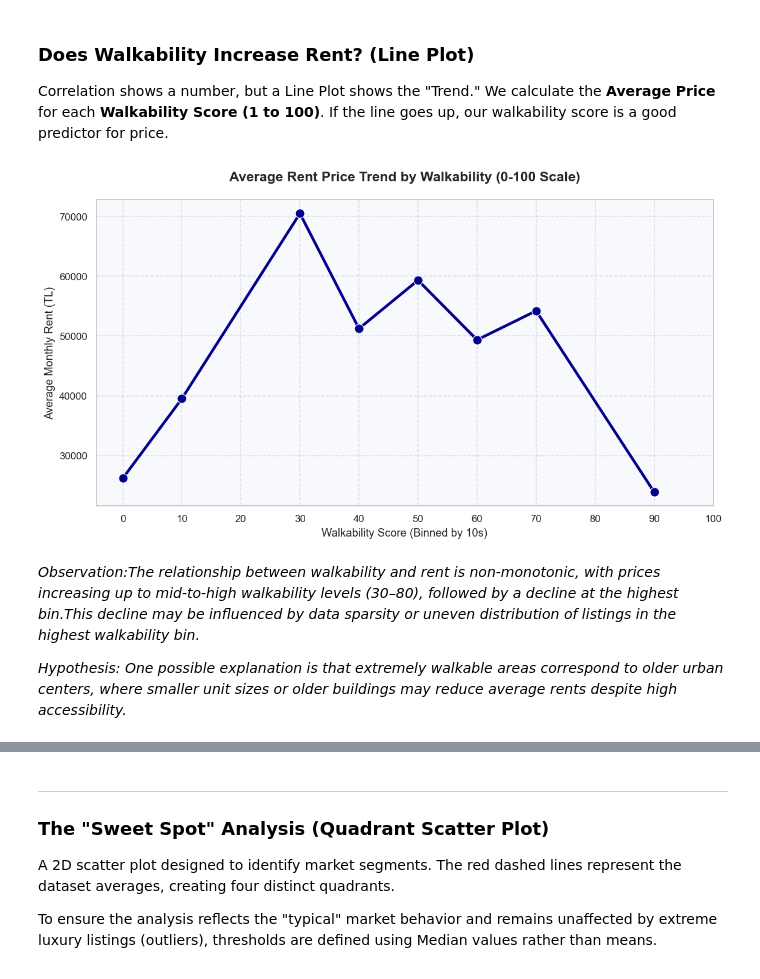
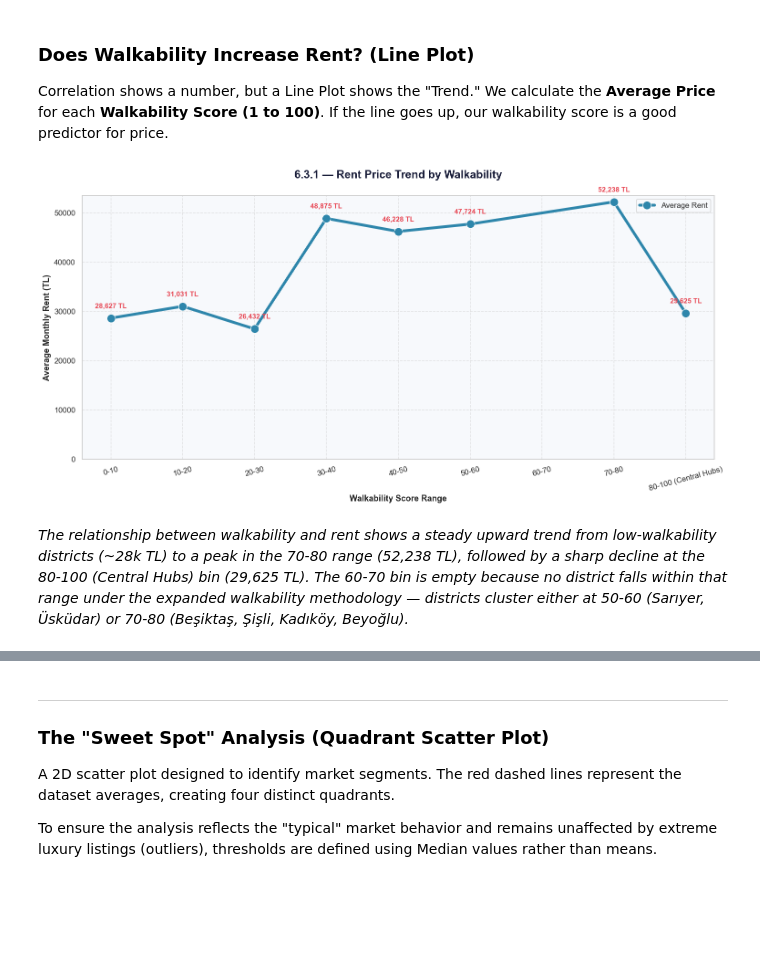
Before and after one commit to oykutugana/istanbul-rent-walkability-analysis, a Jupyter notebook: p1/p1_eda_<24018020>.ipynb, the cells around one changed output, grey strips where cells are left out. Drawn from its saved outputs; the diff is of its cells as text; code cells hidden in the pictures; blank space fills up the shorter version.

```diff
--- a/p1/p1_eda_<24018020>.ipynb
+++ b/p1/p1_eda_<24018020>.ipynb
@@ -755,17 +865,17 @@ axes = axes.flatten()
 
 for i, col in enumerate(numerical_cols):
     ax = axes[i]
-    sns.histplot(df[col], bins=40, kde=True, ax=ax, color='steelblue', edgecolor='white')
+    sns.histplot(df[col], bins=40, kde=True, ax=ax, color=C_PRIMARY, edgecolor='white')
 
     mean_val = df[col].mean()
     median_val = df[col].median()
     std_val = df[col].std()
     skew_val = df[col].skew()
 
-    ax.axvline(mean_val, color='red', linestyle='--', linewidth=1.5, label=f'Mean: {mean_val:,.1f}')
-    ax.axvline(median_val, color='orange', linestyle='-', linewidth=1.5, label=f'Median: {median_val:,.1f}')
+    ax.axvline(mean_val, color=C_SECONDARY, linestyle='--', linewidth=1.5, label=f'Mean: {mean_val:,.1f}')
+    ax.axvline(median_val, color=C_ACCENT, linestyle='-', linewidth=1.5, label=f'Median: {median_val:,.1f}')
 
-    ax.set_title(f'{col} — Skewness: {skew_val:.3f}', fontsize=13, fontweight='bold')
+    ax.set_title(f'{col} — Skewness: {skew_val:.3f}', fontsize=13, fontweight='bold', color=C_DARK)
     ax.set_xlabel(col, fontsize=11)
     ax.set_ylabel('Frequency', fontsize=11)
     ax.legend(fontsize=9)
@@ -773,12 +883,11 @@ for i, col in enumerate(numerical_cols):
     stats_text = f'Std: {std_val:,.1f}'
     ax.text(0.97, 0.95, stats_text, transform=ax.transAxes,
             fontsize=9, va='top', ha='right',
-            bbox=dict(boxstyle='round,pad=0.3', facecolor='lightyellow', alpha=0.8))
+            bbox=dict(boxstyle='round,pad=0.3', facecolor=C_LIGHT, alpha=0.8))
 
-# Bos alt grafigi gizle
 axes[-1].set_visible(False)
 
-plt.suptitle('5.1 — Numerical Features: Distribution & Skewness', fontsize=16, fontweight='bold', y=1.01)
+plt.suptitle('5.1 — Numerical Features: Distribution & Skewness', fontsize=16, fontweight='bold', color=C_DARK, y=1.01)
 plt.tight_layout()
 plt.savefig('p1_plots/5_1_numerical_distributions.png', dpi=150, bbox_inches='tight')
 print("Plot saved: p1_plots/5_1_numerical_distributions.png")
@@ -1164,32 +1284,51 @@ If the line goes up, our walkability score is a good predictor for price.
 # %%
 df = pd.read_csv('../data/istanbul_emlak_final.csv')
 
-#Skoru 10'luk gruplara ayiralim (0-10, 10-20, ..., 90-100)
-df['walkability_bin'] = (df['walkability_score'] // 10) * 10
+# 80 ve uzerini tek grupta birlestiren ozel gruplama fonksiyonu
+def group_walkability(score):
+    if score >= 80:
+        return '80-100 (Central Hubs)'
+    else:
+        start = int((score // 10) * 10)
+        return f"{start}-{start+10}"
 
-# Bu gruplara gore fiyat ortalamasini al
-walkability_trend = df.groupby('walkability_bin')['price'].mean().reset_index()
+# Yeni gruplari uygulama
+df['walkability_range'] = df['walkability_score'].apply(group_walkability)
 
-# Cizgi grafik
-plt.figure(figsize=(12, 6))
-sns.lineplot(data=walkability_trend, x='walkability_bin', y='price',
-             marker='o', markersize=10, color='darkblue', linewidth=3)
+# Gruplara gore ortalama fiyat ve ilan sayisini hesaplama
+# Siralamanin bozulmamasi icin sirali bir liste olusturuyoruz
+order = ['0-10', '10-20', '20-30', '30-40', '40-50', '50-60', '60-70', '70-80', '80-100 (Central Hubs)']
+trend_data = df.groupby('walkability_range')['price'].mean().reindex(order).reset_index()
 
-# Grafik dUzenleme
-plt.title('Average Rent Price Trend by Walkability (0-100 Scale)', fontsize=15, pad=20)
-plt.xlabel('Walkability Score (Binned by 10s)', fontsize=12)
-plt.ylabel('Average Monthly Rent (TL)', fontsize=12)
+# Cizgi grafik olusturma
+plt.figure(figsize=(14, 7))
 
-# X eksenini 0'dan 100'e kadar 10'ar 10'ar gosterelim
-plt.xticks(range(0, 110, 10))
-plt.grid(True, linestyle='--', alpha=0.6)
+# Trend cizgisini cizme
+sns.lineplot(data=trend_data, x='walkability_range', y='price',
+             marker='o', markersize=12, color=C_PRIMARY, linewidth=4, label='Average Rent')
 
-plt.savefig('p1_plots/inc_rent_walk_final.png', dpi=300, bbox_inches='tight')
+# Grafik baslik ve etiketleri
+plt.title('6.3.1 — Rent Price Trend by Walkability',
+          fontsize=16, fontweight='bold', color=C_DARK, pad=25)
+plt.xlabel('Walkability Score Range', fontsize=12, fontweight='bold')
+plt.ylabel('Average Monthly Rent (TL)', fontsize=12, fontweight='bold')
+
+plt.grid(True, linestyle='--', alpha=0.5)
+plt.xticks(rotation=15)
+plt.ylim(bottom=0)
+
+# Veri sayisini grafik uzerine not olarak ekleme
+for i, row in trend_data.iterrows():
+    plt.annotate(f"{row['price']:,.0f} TL",
+                 (row['walkability_range'], row['price']),
+                 textcoords="offset points", xytext=(0,15), ha='center',
+                 fontsize=10, fontweight='bold', color=C_SECONDARY)
+
+plt.tight_layout()
+plt.savefig('p1_plots/6_3_1_walkability_trend_robust.png', dpi=300, bbox_inches='tight')
 plt.show()
 # %% [output]
-[figure, old version]
+[figure, new version]
 # %% [markdown]
-_Observation:The relationship between walkability and rent is non-monotonic, with prices increasing up to mid-to-high walkability levels (30–80), followed by a decline at the highest bin.This decline may be influenced by data sparsity or uneven distribution of listings in the highest walkability bin._
-
-_Hypothesis: One possible explanation is that extremely walkable areas correspond to older urban centers, where smaller unit sizes or older buildings may reduce average rents despite high accessibility._
+_The relationship between walkability and rent shows a steady upward trend from low-walkability districts (~28k TL) to a peak in the 70-80 range (52,238 TL), followed by a sharp decline at the 80-100 (Central Hubs) bin (29,625 TL). The 60-70 bin is empty because no district falls within that range under the expanded walkability methodology — districts cluster either at 50-60 (Sarıyer, Üsküdar) or 70-80 (Beşiktaş, Şişli, Kadıköy, Beyoğlu)._
 # %%
```
Also changed, not shown: parts of 83 cells of this notebook, 33 other files.
